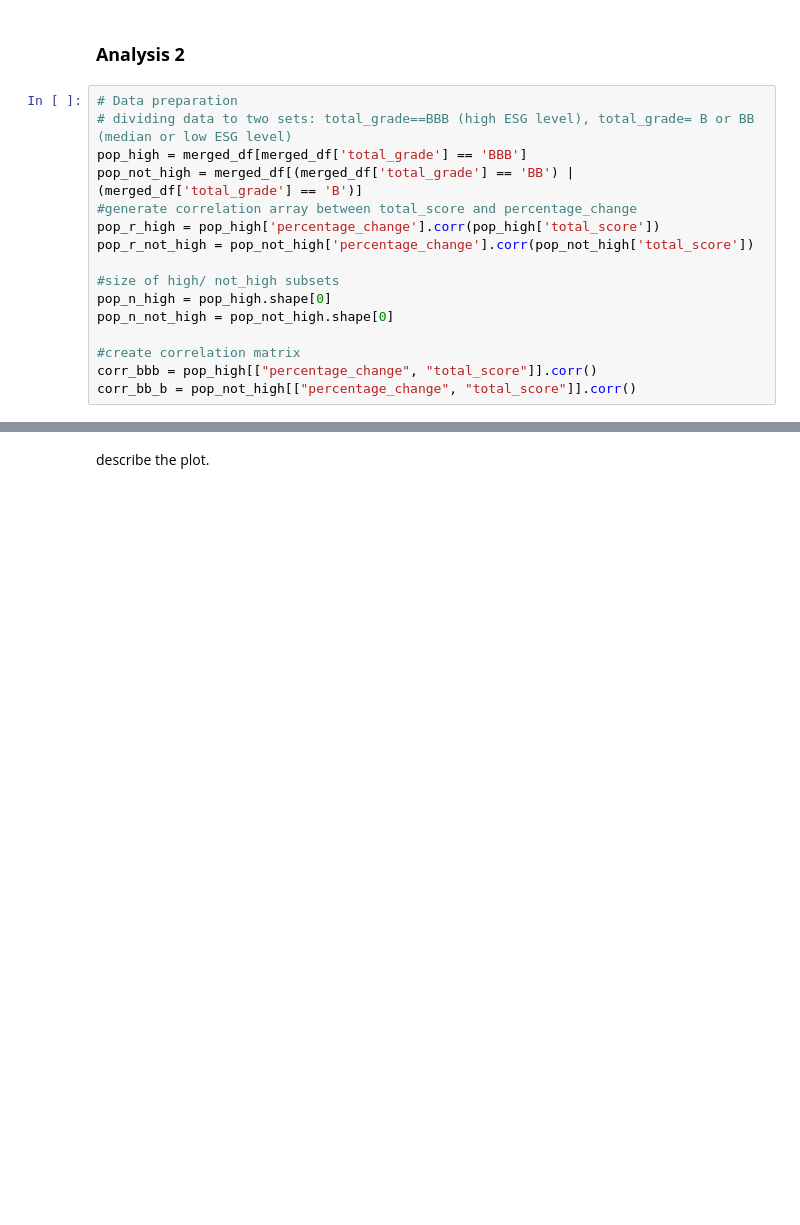
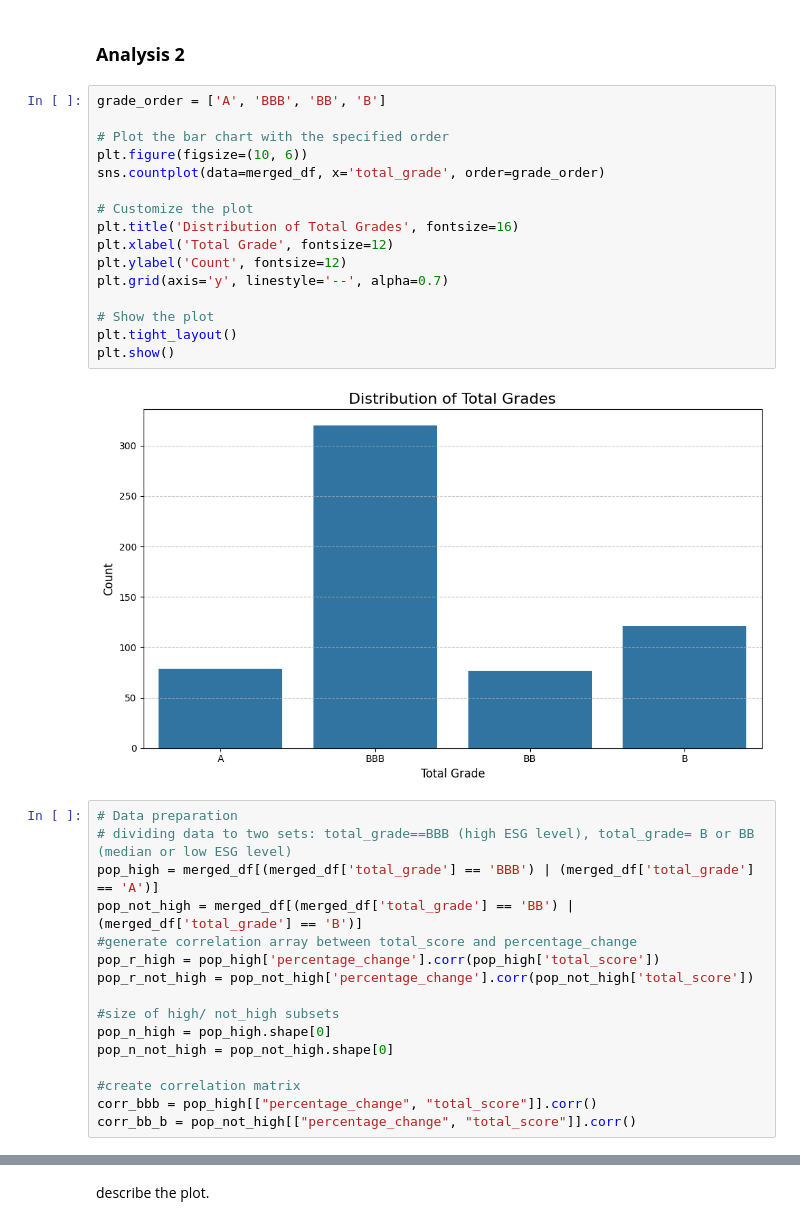
Before and after one commit to anushabishayee/info2950_finalproject, a Jupyter notebook: Phase5.ipynb, the cells around one changed output, grey strips where cells are left out. Drawn from its saved outputs; the diff is of its cells as text; blank space fills up the shorter version.

```diff
--- a/Phase5.ipynb
+++ b/Phase5.ipynb
@@ -327,10 +327,28 @@ plt.show()
 # add description to plot
 # %% [markdown]
 ### __Analysis 2__
+# %%
+grade_order = ['A', 'BBB', 'BB', 'B']
+
+# Plot the bar chart with the specified order
+plt.figure(figsize=(10, 6))
+sns.countplot(data=merged_df, x='total_grade', order=grade_order)
+
+# Customize the plot
+plt.title('Distribution of Total Grades', fontsize=16)
+plt.xlabel('Total Grade', fontsize=12)
+plt.ylabel('Count', fontsize=12)
+plt.grid(axis='y', linestyle='--', alpha=0.7)
+
+# Show the plot
+plt.tight_layout()
+plt.show()
+# %% [output]
+[figure, added]
 # %%
 # Data preparation
 # dividing data to two sets: total_grade==BBB (high ESG level), total_grade= B or BB (median or low ESG level)
-pop_high = merged_df[merged_df['total_grade'] == 'BBB']
+pop_high = merged_df[(merged_df['total_grade'] == 'BBB') | (merged_df['total_grade'] == 'A')]
 pop_not_high = merged_df[(merged_df['total_grade'] == 'BB') | (merged_df['total_grade'] == 'B')]
 #generate correlation array between total_score and percentage_change
 pop_r_high = pop_high['percentage_change'].corr(pop_high['total_score'])
```
Also changed, not shown: parts of 2 cells of this notebook.
